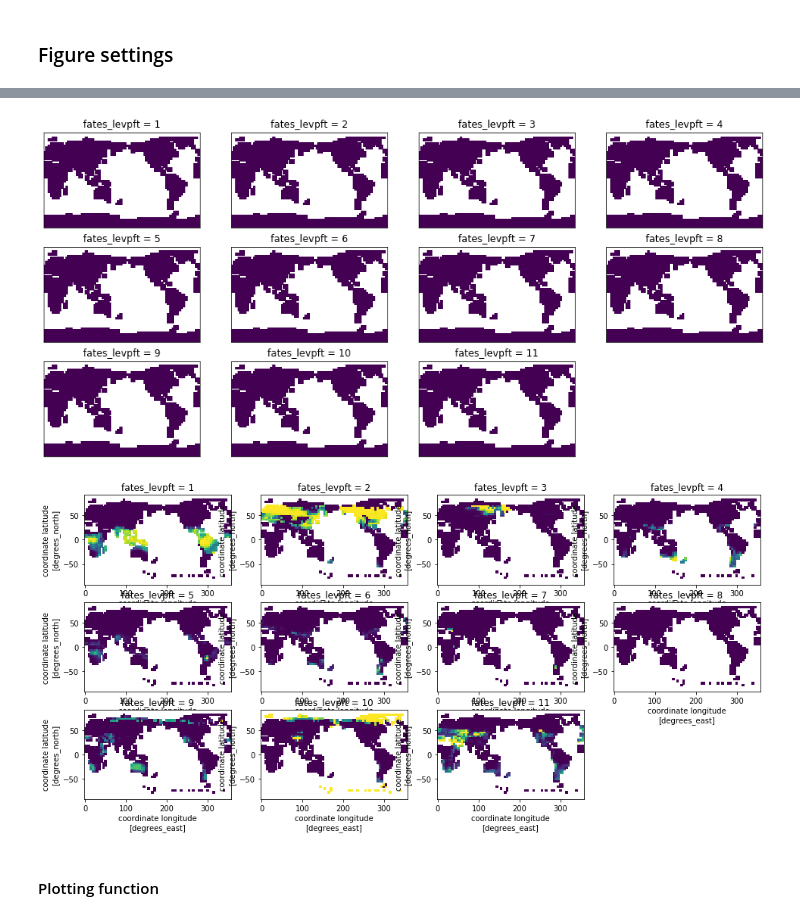
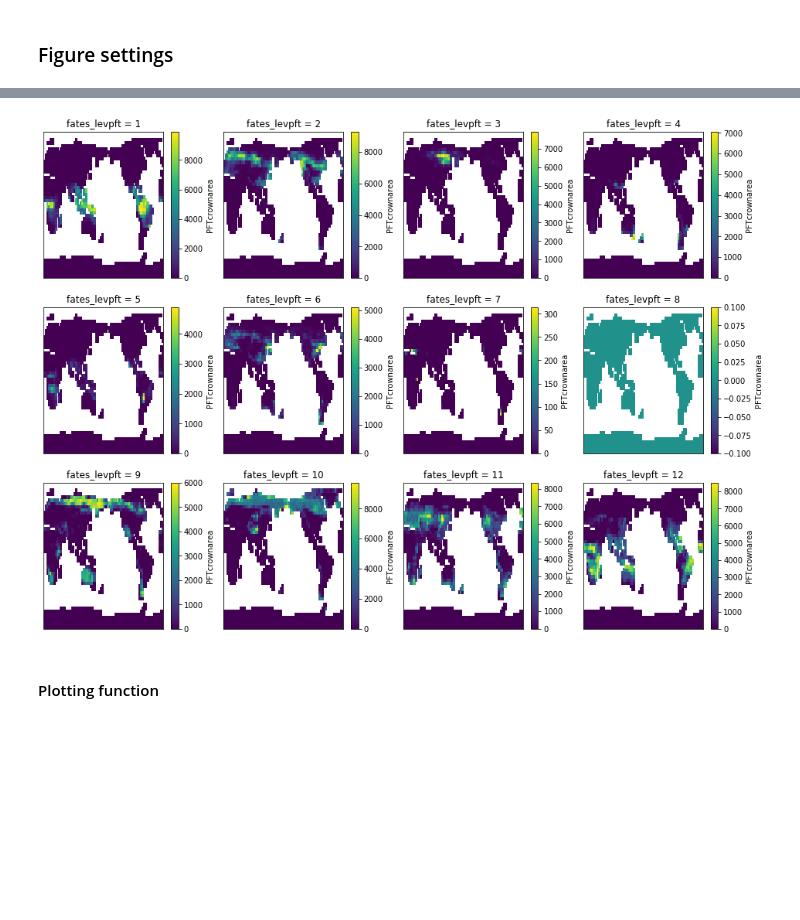
Before and after one commit to rosiealice/fates_sp_ensembles, a Jupyter notebook: SP_wue_rad.ipynb, the cells around one changed output, grey strips where cells are left out. Saved outputs shown, nothing was run; the diff lists cells and outputs as text; code cells hidden in the pictures; blank space fills up the shorter version.

```diff
--- a/SP_wue_rad.ipynb
+++ b/SP_wue_rad.ipynb
@@ -186,6 +205,7 @@ dFSR=[]
 dLNC=[]
 dSABV=[]
 dSABG=[]
+dESAI=[]
 dTSAI=[]
 dFCEV=[]
 dFSDS=[]
@@ -259,6 +279,7 @@ if doanalysis ==1:
         dSH.append(np.multiply(ds1.FSH,1))
         dLHSH.append(np.add(ds1.FSH,ds1.EFLX_LH_TOT ))
         dLH.append(ds1.EFLX_LH_TOT)
+        dESAI.append(ds1.ESAI)
         dHTOP.append(ds1.HTOP)
         dRH2M.append(ds1.RH2M)
         dTOTRAD.append(ds1.FSR+ds1.SABV+ds1.SABG)
@@ -313,0 +364,17 @@ plt.scatter(ds1.HTOP,ds1.ED_biomass)
+# %%
+fig = plt.figure()
+pfts = range(1,13)
+l1=ds1.PFTbiomass-ds1.PFTleafbiomass
+l0=ds0.PFTbiomass-ds0.PFTleafbiomass
+
+for p in pfts:
+    ax = fig.add_subplot(4, 4, p)
+    pft0=l0.isel(fates_levpft=p-1)
+    pft0_lat=np.mean(pft0,1)
+    pft0_lat_lon=np.mean(pft0_lat,1)
+    pft0_lat_lon.plot()
+
+    pft1=l1.isel(fates_levpft=p-1)
+    pft1_lat=np.mean(pft1,1)
+    pft1_lat_lon=np.mean(pft1_lat,1)
+    pft1_lat_lon.plot()
@@ -341,0 +428,13 @@ for p in pfts:
+# %%
+fig = plt.figure()
+b1=np.mean(ds0.PFTnindivs,0)
+b2=np.mean(ds1.PFTnindivs,0)
+pfts = range(1,13)
+for p in pfts:
+   ax = fig.add_subplot(4, 4, p)
+   pft0=b1.isel(fates_levpft=p-1)
+   pft1=b2.isel(fates_levpft=p-1)
+   diff=(pft1-pft0)/pft0
+   diff.plot(cmap='RdYlBu',vmin=-5,vmax=5)
+   ax.get_xaxis().set_visible(False)
+   ax.get_yaxis().set_visible(False)
@@ -342,27 +443,18 @@ for p in pfts:
 # %%
 fig = plt.figure()
-lb=np.mean(ds1.PFTcrownarea,0)
-pfts = range(1,12)
+c0=np.mean(ds1.PFTcrownarea,0)
+c1=np.multiply(np.mean(ds1.PFTcrownarea,0),10000)
+pfts = range(1,13)
 for p in pfts:
    ax = fig.add_subplot(4, 4, p)
-   pft0=lb.isel(fates_levpft=p-1)
-   pft1=lb.isel(fates_levpft=p-1)
-   diff=pft1-pft0
-   diff.plot(add_colorbar=False)
+   pft0=c0.isel(fates_levpft=p-1)
+   pft1=c1.isel(fates_levpft=p-1)
+   diff=(pft1-pft0)
+   diff.plot()
    ax.get_xaxis().set_visible(False)
    ax.get_yaxis().set_visible(False)
 # %% [output]
-[figure, old version]
+[figure, new version]
-# %%
-fig = plt.figure()
-lb=np.mean(ds1.PFTleafbiomass,0)
-pfts = range(1,12)
-for p in pfts:
-   ax = fig.add_subplot(4, 4, p)
-   pfta=lb.isel(fates_levpft=p-1)/np.sum(lb,0)
-   pfta.plot(add_colorbar=False)
-# %% [output]
-[figure, removed]
 # %% [markdown]
 #### Plotting function
 # %%
```
Also changed, not shown: parts of 38 cells of this notebook.
